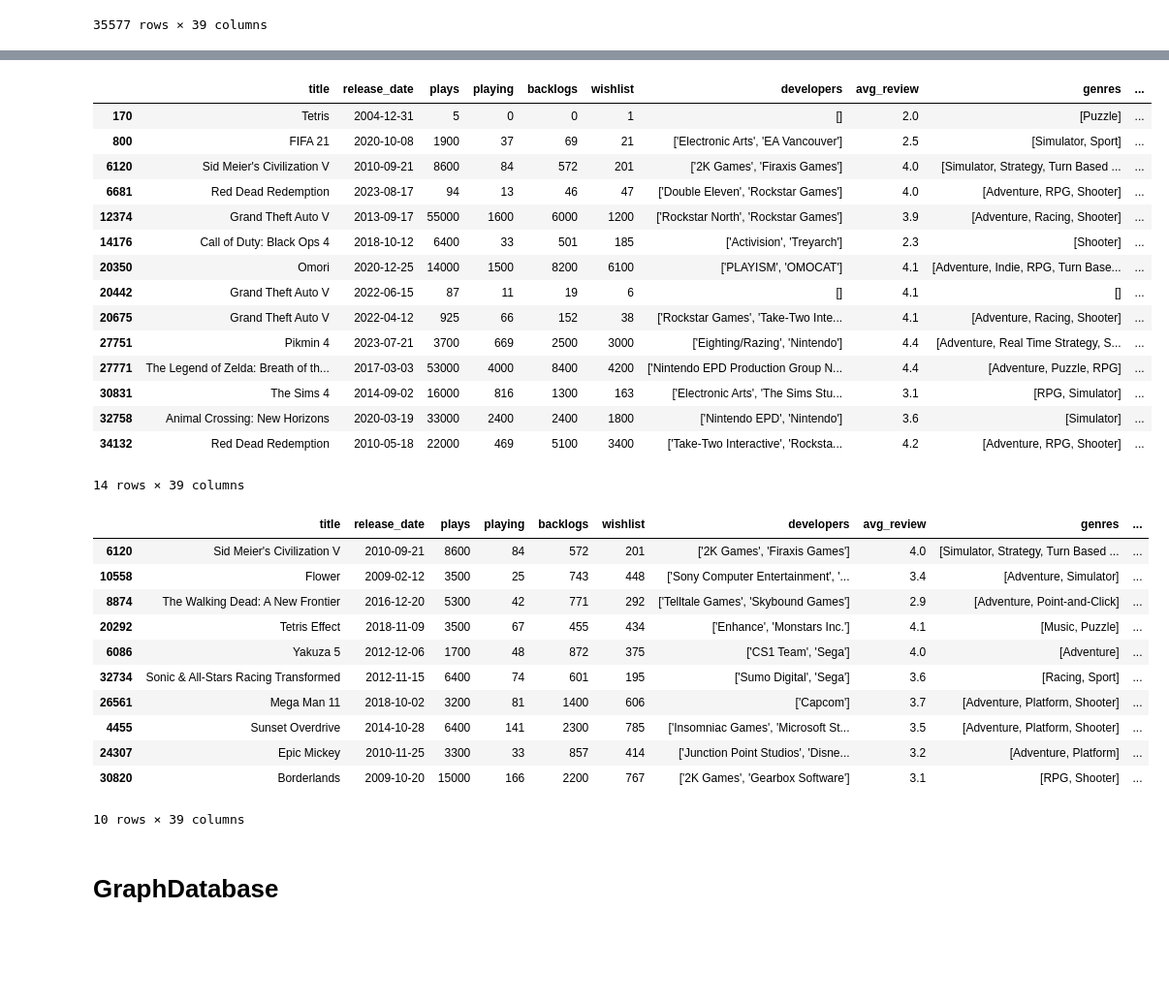
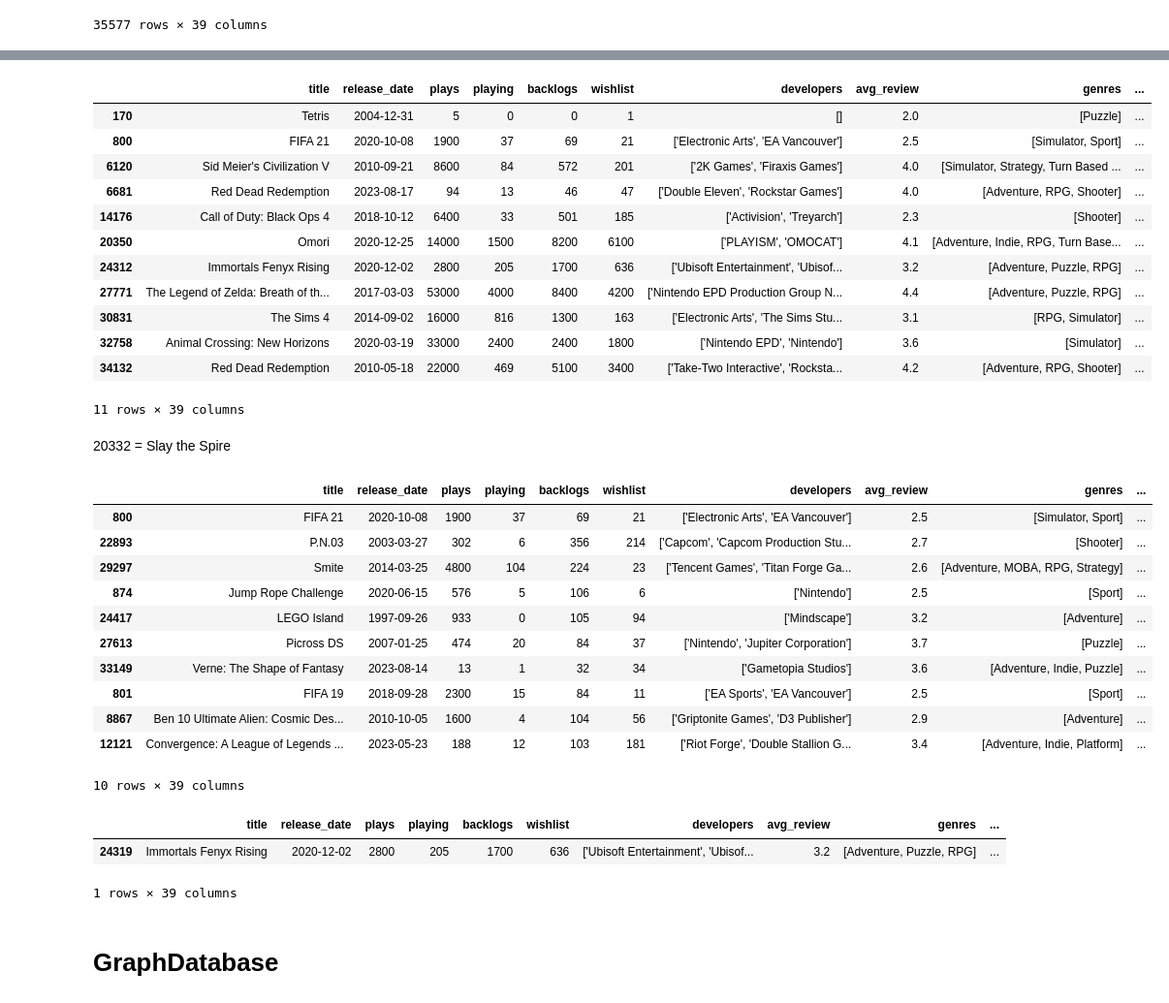
Before and after one commit to Ant-mel/legendary_game_recs, a Jupyter notebook: notebook/2024_test.ipynb, the cells around one changed output, grey strips where cells are left out. Shown at 97% size. Saved outputs shown, nothing was run; the diff lists cells and outputs as text; code cells hidden in the pictures; blank space fills up the shorter version.

Commit message:
updating the model

```diff
--- a/notebook/2024_test.ipynb
+++ b/notebook/2024_test.ipynb
@@ -508,0 +740,7 @@ scaled_and_encoded_data.columns, scaled_and_encoded_data.shape
+# %%
+lists = yeo_johnson_scaling(perspectives_and_genres_encoded, 'total_lists')
+plays = yeo_johnson_scaling(lists, 'plays')
+reviews = yeo_johnson_scaling(plays, 'total_reviews')
+playing = yeo_johnson_scaling(reviews, 'playing')
+wishlist = yeo_johnson_scaling(playing, 'wishlist')
+backlogs = yeo_johnson_scaling(wishlist, 'backlogs')
@@ -509,2 +751,4 @@ scaled_and_encoded_data.columns, scaled_and_encoded_data.shape
+# %%
+baseline_data = backlogs.copy()
 # %%
-baseline_data = scaled_and_encoded_data.drop(columns='description').copy()
+baseline_data.columns
@@ -520,8 +782,10 @@ def predict_baseline_model(indicies, model, reference_data, X_train):
 X_train_baseline = baseline_data.drop('avg_review', axis=1)
 y_train_baseline = baseline_data['avg_review']
 
-baseline_knn = KNeighborsRegressor(n_neighbors=10).fit(X_train_baseline,
+baseline_knn = KNeighborsRegressor(n_neighbors=11).fit(X_train_baseline,
                                                        y_train_baseline)
+
+# Extra params for KNN - weights='distance', metric='euclidean'
 # %%
 all_games_processed.reset_index(drop=True, inplace=True)
 baseline_data.reset_index(drop=True, inplace=True)
@@ -537,41 +801,45 @@ all_games_processed[(all_games_processed['title'] == 'Call of Duty: Black Ops 4'
               | (all_games_processed['title'] == 'Tetris')
               | (all_games_processed['title'] == 'Sid Meier\'s Civilization V')
               | (all_games_processed['title'] == 'Red Dead Redemption')
-              | (all_games_processed['title'] == 'Grand Theft Auto V')
-                 | (all_games_processed['title'] == 'Pikmin 4')
               | (all_games_processed['title'] == 'The Sims 4')
-              | (all_games_processed['title'] == 'Animal Crossing: New Horizons')]
+              | (all_games_processed['title'] == 'Animal Crossing: New Horizons')
+              | (all_games_processed['title'] == 'Immortals Fenyx Rising')]
 # %% [output]
 |  | title | release_date | plays | playing | backlogs | wishlist | developers | avg_review | genres | ... |
 | 170 | Tetris | 2004-12-31 | 5 | 0 | 0 | 1 | [] | 2.0 | [Puzzle] | ... |
 | 800 | FIFA 21 | 2020-10-08 | 1900 | 37 | 69 | 21 | ['Electronic Arts', 'EA Vancouver'] | 2.5 | [Simulator, Sport] | ... |
 | 6120 | Sid Meier's Civilization V | 2010-09-21 | 8600 | 84 | 572 | 201 | ['2K Games', 'Firaxis Games'] | 4.0 | [Simulator, Strategy, Turn Based ... | ... |
 | 6681 | Red Dead Redemption | 2023-08-17 | 94 | 13 | 46 | 47 | ['Double Eleven', 'Rockstar Games'] | 4.0 | [Adventure, RPG, Shooter] | ... |
-| 12374 | Grand Theft Auto V | 2013-09-17 | 55000 | 1600 | 6000 | 1200 | ['Rockstar North', 'Rockstar Games'] | 3.9 | [Adventure, Racing, Shooter] | ... |
 | 14176 | Call of Duty: Black Ops 4 | 2018-10-12 | 6400 | 33 | 501 | 185 | ['Activision', 'Treyarch'] | 2.3 | [Shooter] | ... |
 | 20350 | Omori | 2020-12-25 | 14000 | 1500 | 8200 | 6100 | ['PLAYISM', 'OMOCAT'] | 4.1 | [Adventure, Indie, RPG, Turn Base... | ... |
-| 20442 | Grand Theft Auto V | 2022-06-15 | 87 | 11 | 19 | 6 | [] | 4.1 | [] | ... |
-| 20675 | Grand Theft Auto V | 2022-04-12 | 925 | 66 | 152 | 38 | ['Rockstar Games', 'Take-Two Inte... | 4.1 | [Adventure, Racing, Shooter] | ... |
-| 27751 | Pikmin 4 | 2023-07-21 | 3700 | 669 | 2500 | 3000 | ['Eighting/Razing', 'Nintendo'] | 4.4 | [Adventure, Real Time Strategy, S... | ... |
+| 24312 | Immortals Fenyx Rising | 2020-12-02 | 2800 | 205 | 1700 | 636 | ['Ubisoft Entertainment', 'Ubisof... | 3.2 | [Adventure, Puzzle, RPG] | ... |
 | 27771 | The Legend of Zelda: Breath of th... | 2017-03-03 | 53000 | 4000 | 8400 | 4200 | ['Nintendo EPD Production Group N... | 4.4 | [Adventure, Puzzle, RPG] | ... |
 | 30831 | The Sims 4 | 2014-09-02 | 16000 | 816 | 1300 | 163 | ['Electronic Arts', 'The Sims Stu... | 3.1 | [RPG, Simulator] | ... |
 | 32758 | Animal Crossing: New Horizons | 2020-03-19 | 33000 | 2400 | 2400 | 1800 | ['Nintendo EPD', 'Nintendo'] | 3.6 | [Simulator] | ... |
 | 34132 | Red Dead Redemption | 2010-05-18 | 22000 | 469 | 5100 | 3400 | ['Take-Two Interactive', 'Rocksta... | 4.2 | [Adventure, RPG, Shooter] | ... |
-14 rows × 39 columns
+11 rows × 39 columns
+# %% [markdown]
+20332 = Slay the Spire
 # %%
-predict_baseline_model(6120, baseline_knn, all_games_processed, X_train_baseline)
+predict_baseline_model(800, baseline_knn, all_games_processed, X_train_baseline)
 # %% [output]
 |  | title | release_date | plays | playing | backlogs | wishlist | developers | avg_review | genres | ... |
-| 6120 | Sid Meier's Civilization V | 2010-09-21 | 8600 | 84 | 572 | 201 | ['2K Games', 'Firaxis Games'] | 4.0 | [Simulator, Strategy, Turn Based ... | ... |
-| 10558 | Flower | 2009-02-12 | 3500 | 25 | 743 | 448 | ['Sony Computer Entertainment', '... | 3.4 | [Adventure, Simulator] | ... |
-| 8874 | The Walking Dead: A New Frontier | 2016-12-20 | 5300 | 42 | 771 | 292 | ['Telltale Games', 'Skybound Games'] | 2.9 | [Adventure, Point-and-Click] | ... |
-| 20292 | Tetris Effect | 2018-11-09 | 3500 | 67 | 455 | 434 | ['Enhance', 'Monstars Inc.'] | 4.1 | [Music, Puzzle] | ... |
-| 6086 | Yakuza 5 | 2012-12-06 | 1700 | 48 | 872 | 375 | ['CS1 Team', 'Sega'] | 4.0 | [Adventure] | ... |
-| 32734 | Sonic & All-Stars Racing Transformed | 2012-11-15 | 6400 | 74 | 601 | 195 | ['Sumo Digital', 'Sega'] | 3.6 | [Racing, Sport] | ... |
-| 26561 | Mega Man 11 | 2018-10-02 | 3200 | 81 | 1400 | 606 | ['Capcom'] | 3.7 | [Adventure, Platform, Shooter] | ... |
-| 4455 | Sunset Overdrive | 2014-10-28 | 6400 | 141 | 2300 | 785 | ['Insomniac Games', 'Microsoft St... | 3.5 | [Adventure, Platform, Shooter] | ... |
-| 24307 | Epic Mickey | 2010-11-25 | 3300 | 33 | 857 | 414 | ['Junction Point Studios', 'Disne... | 3.2 | [Adventure, Platform] | ... |
-| 30820 | Borderlands | 2009-10-20 | 15000 | 166 | 2200 | 767 | ['2K Games', 'Gearbox Software'] | 3.1 | [RPG, Shooter] | ... |
+| 800 | FIFA 21 | 2020-10-08 | 1900 | 37 | 69 | 21 | ['Electronic Arts', 'EA Vancouver'] | 2.5 | [Simulator, Sport] | ... |
+| 22893 | P.N.03 | 2003-03-27 | 302 | 6 | 356 | 214 | ['Capcom', 'Capcom Production Stu... | 2.7 | [Shooter] | ... |
+| 29297 | Smite | 2014-03-25 | 4800 | 104 | 224 | 23 | ['Tencent Games', 'Titan Forge Ga... | 2.6 | [Adventure, MOBA, RPG, Strategy] | ... |
+| 874 | Jump Rope Challenge | 2020-06-15 | 576 | 5 | 106 | 6 | ['Nintendo'] | 2.5 | [Sport] | ... |
+| 24417 | LEGO Island | 1997-09-26 | 933 | 0 | 105 | 94 | ['Mindscape'] | 3.2 | [Adventure] | ... |
+| 27613 | Picross DS | 2007-01-25 | 474 | 20 | 84 | 37 | ['Nintendo', 'Jupiter Corporation'] | 3.7 | [Puzzle] | ... |
+| 33149 | Verne: The Shape of Fantasy | 2023-08-14 | 13 | 1 | 32 | 34 | ['Gametopia Studios'] | 3.6 | [Adventure, Indie, Puzzle] | ... |
+| 801 | FIFA 19 | 2018-09-28 | 2300 | 15 | 84 | 11 | ['EA Sports', 'EA Vancouver'] | 2.5 | [Sport] | ... |
+| 8867 | Ben 10 Ultimate Alien: Cosmic Des... | 2010-10-05 | 1600 | 4 | 104 | 56 | ['Griptonite Games', 'D3 Publisher'] | 2.9 | [Adventure] | ... |
+| 12121 | Convergence: A League of Legends ... | 2023-05-23 | 188 | 12 | 103 | 181 | ['Riot Forge', 'Double Stallion G... | 3.4 | [Adventure, Indie, Platform] | ... |
 10 rows × 39 columns
+# %%
+all_games_processed[all_games_processed['title'] == 'Immortals Fenyx Rising']
+# %% [output]
+|  | title | release_date | plays | playing | backlogs | wishlist | developers | avg_review | genres | ... |
+| 24319 | Immortals Fenyx Rising | 2020-12-02 | 2800 | 205 | 1700 | 636 | ['Ubisoft Entertainment', 'Ubisof... | 3.2 | [Adventure, Puzzle, RPG] | ... |
+1 rows × 39 columns
 # %% [markdown]
 # GraphDatabase
```
Also changed, not shown: parts of 26 cells of this notebook, 6 other files.
